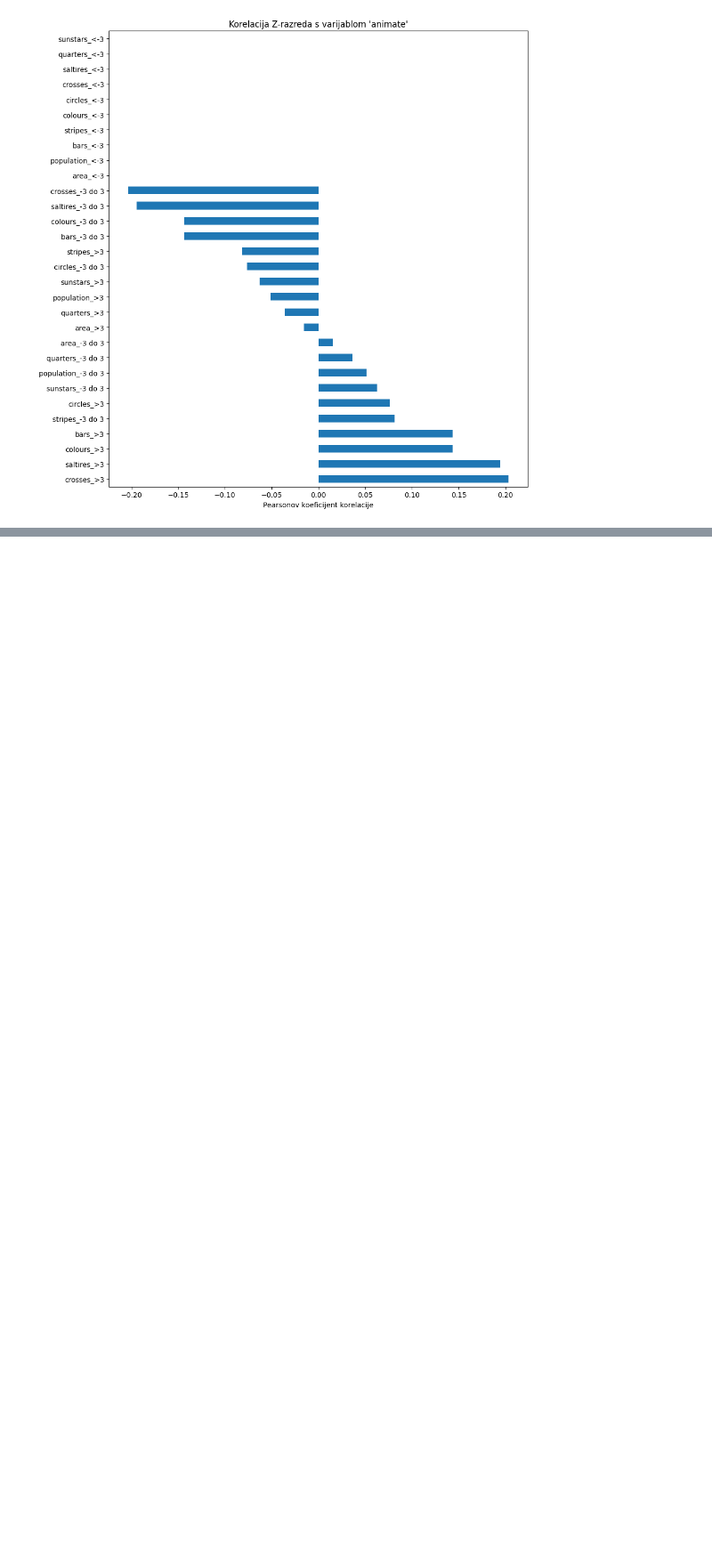
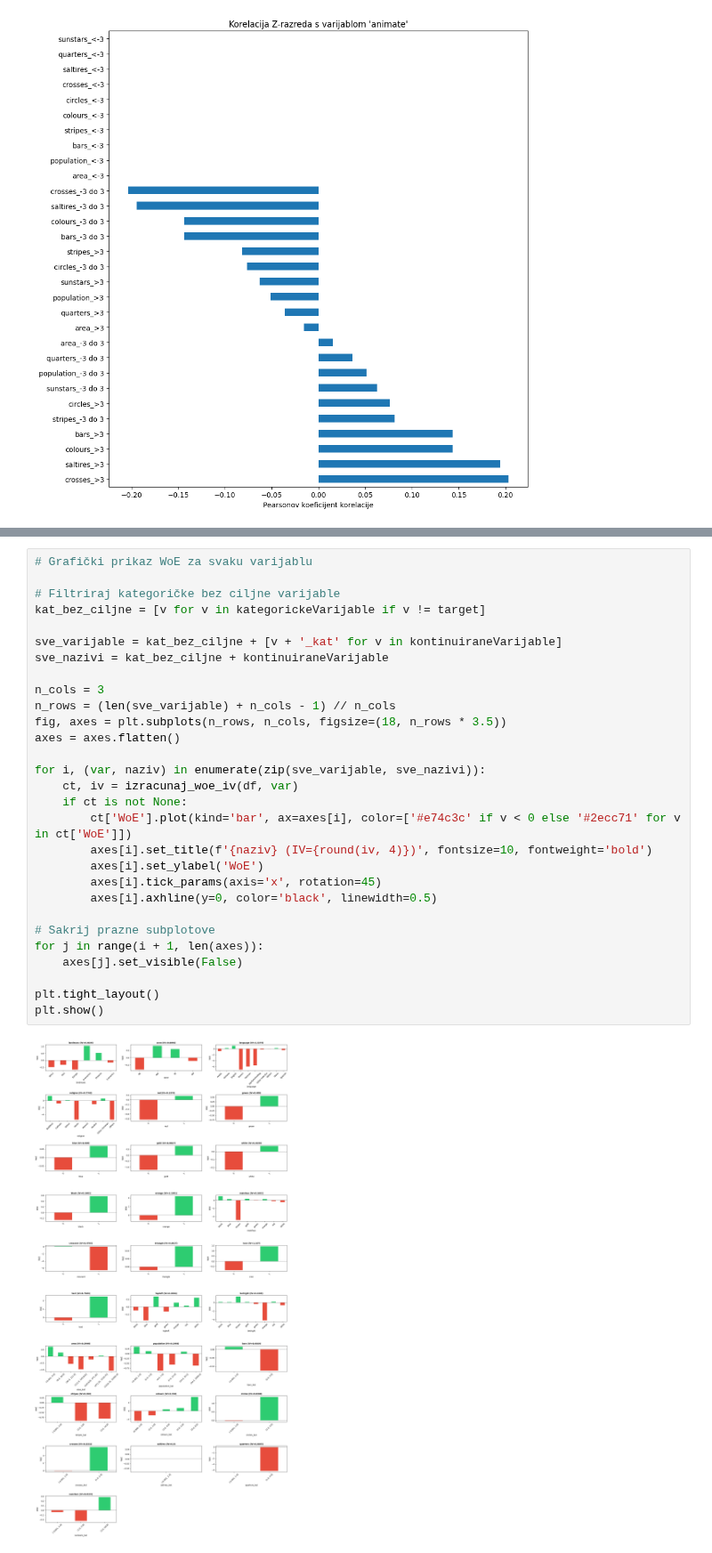
Before and after one commit to TihomirPop/NOSQL_BDA, a Jupyter notebook: 2. dio/zadatak2.ipynb, the cells around one changed output, grey strips where cells are left out. Shown at 89% size. Cells and saved outputs as stored; diff of their text form; blank space fills up the shorter version.

```diff
--- a/2. dio/zadatak2.ipynb
+++ b/2. dio/zadatak2.ipynb
@@ -304,0 +416,31 @@ sunstars_<-3               NaN
+# %%
+# Grafički prikaz WoE za svaku varijablu
+
+# Filtriraj kategoričke bez ciljne varijable
+kat_bez_ciljne = [v for v in kategorickeVarijable if v != target]
+
+sve_varijable = kat_bez_ciljne + [v + '_kat' for v in kontinuiraneVarijable]
+sve_nazivi = kat_bez_ciljne + kontinuiraneVarijable
+
+n_cols = 3
+n_rows = (len(sve_varijable) + n_cols - 1) // n_cols
+fig, axes = plt.subplots(n_rows, n_cols, figsize=(18, n_rows * 3.5))
+axes = axes.flatten()
+
+for i, (var, naziv) in enumerate(zip(sve_varijable, sve_nazivi)):
+    ct, iv = izracunaj_woe_iv(df, var)
+    if ct is not None:
+        ct['WoE'].plot(kind='bar', ax=axes[i], color=['#e74c3c' if v < 0 else '#2ecc71' for v in ct['WoE']])
+        axes[i].set_title(f'{naziv} (IV={round(iv, 4)})', fontsize=10, fontweight='bold')
+        axes[i].set_ylabel('WoE')
+        axes[i].tick_params(axis='x', rotation=45)
+        axes[i].axhline(y=0, color='black', linewidth=0.5)
+
+# Sakrij prazne subplotove
+for j in range(i + 1, len(axes)):
+    axes[j].set_visible(False)
+
+plt.tight_layout()
+plt.show()
+# %% [output]
+[figure, added]
```
Also changed, not shown: parts of 6 cells of this notebook.
